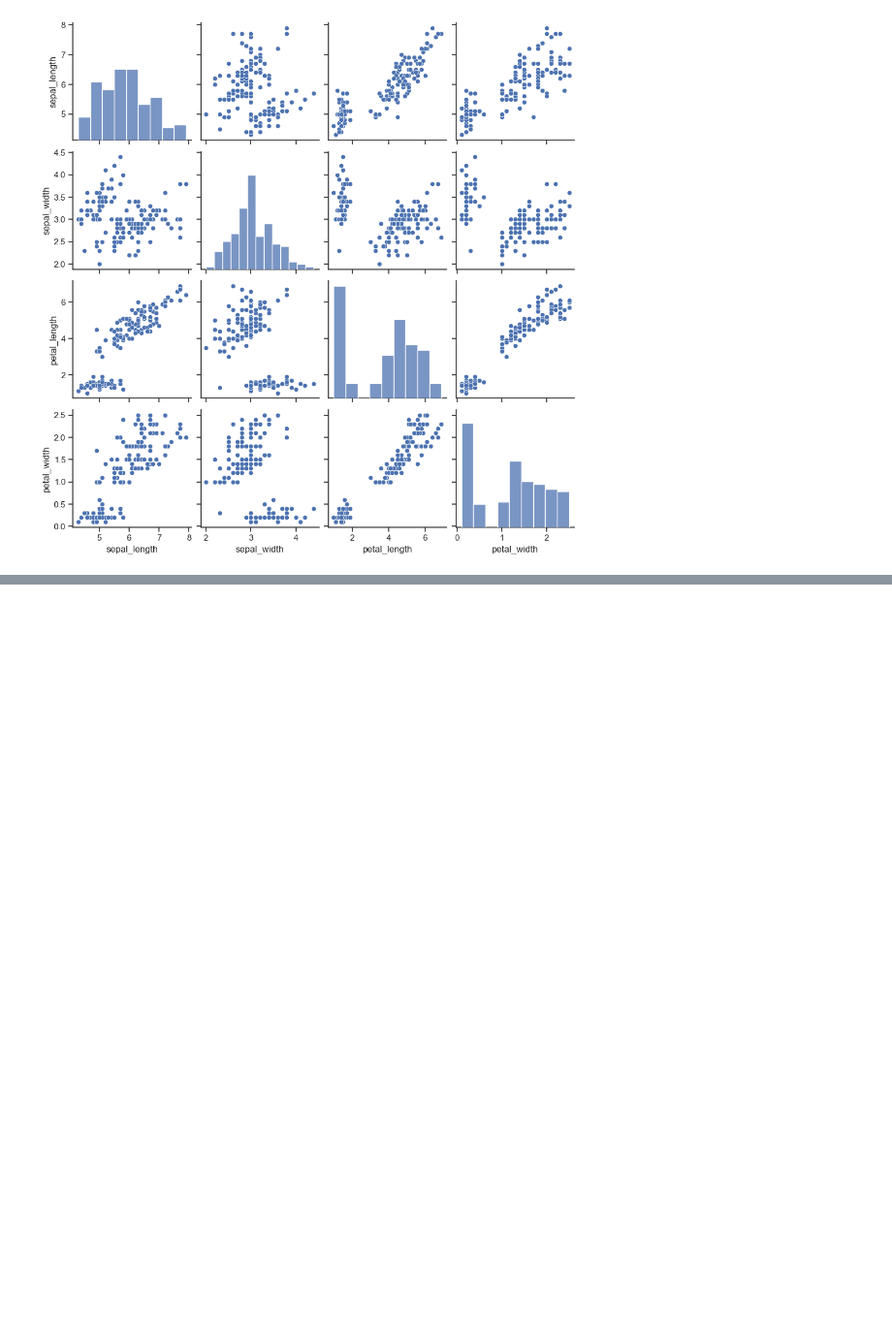
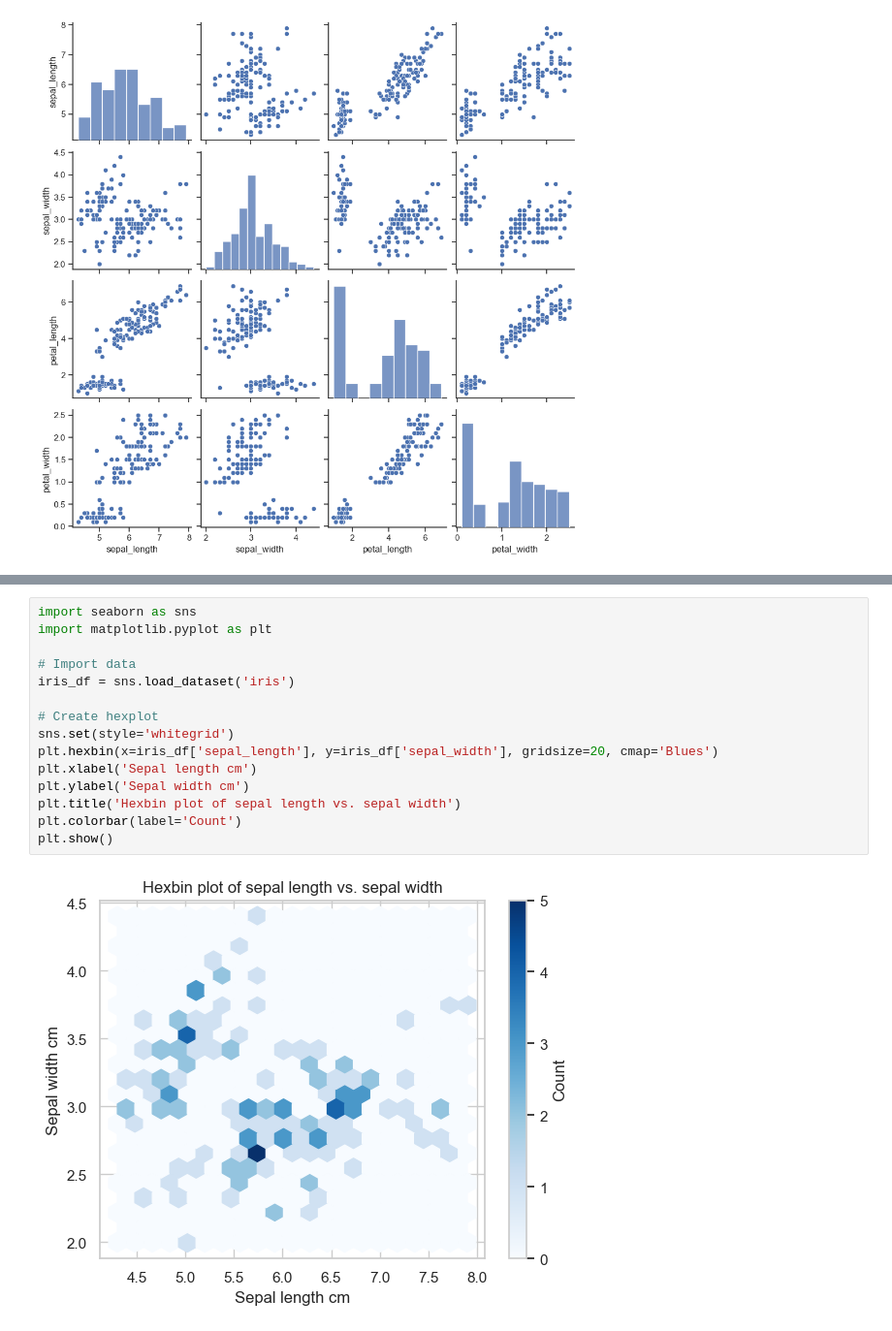
Before and after one commit to Victor-L-Almgren/Labs-and-exersizes, a Jupyter notebook: 7. Principles and Techniques for Data Science/Exersices/plot examples.ipynb, the cells around one changed output, grey strips where cells are left out. Shown at 97% size. Drawn from its saved outputs; the diff is of its cells as text; blank space fills up the shorter version.

```diff
--- a/7. Principles and Techniques for Data Science/Exersices/plot examples.ipynb
+++ b/7. Principles and Techniques for Data Science/Exersices/plot examples.ipynb
@@ -175,0 +187,17 @@ pairplot(data, *, hue=None, hue_order=None, palette=None, vars=None, x_vars=None
+# %%
+import seaborn as sns
+import matplotlib.pyplot as plt
+
+# Import data
+iris_df = sns.load_dataset('iris')
+
+# Create hexplot
+sns.set(style='whitegrid')
+plt.hexbin(x=iris_df['sepal_length'], y=iris_df['sepal_width'], gridsize=20, cmap='Blues')
+plt.xlabel('Sepal length cm')
+plt.ylabel('Sepal width cm')
+plt.title('Hexbin plot of sepal length vs. sepal width')
+plt.colorbar(label='Count')
+plt.show()
+# %% [output]
+[figure, added]
```
Also changed, not shown: parts of 6 cells of this notebook.
